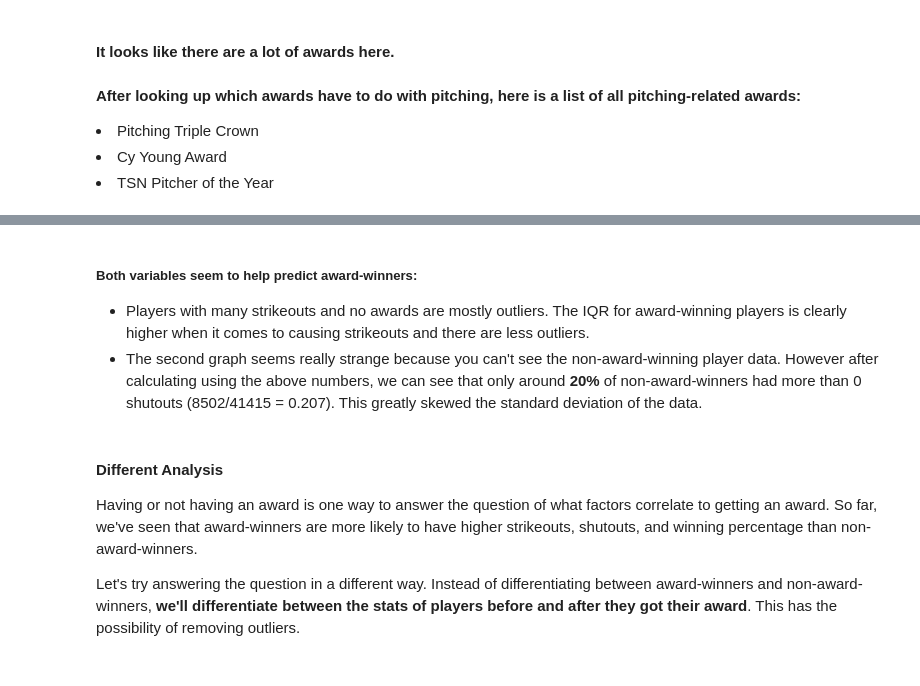
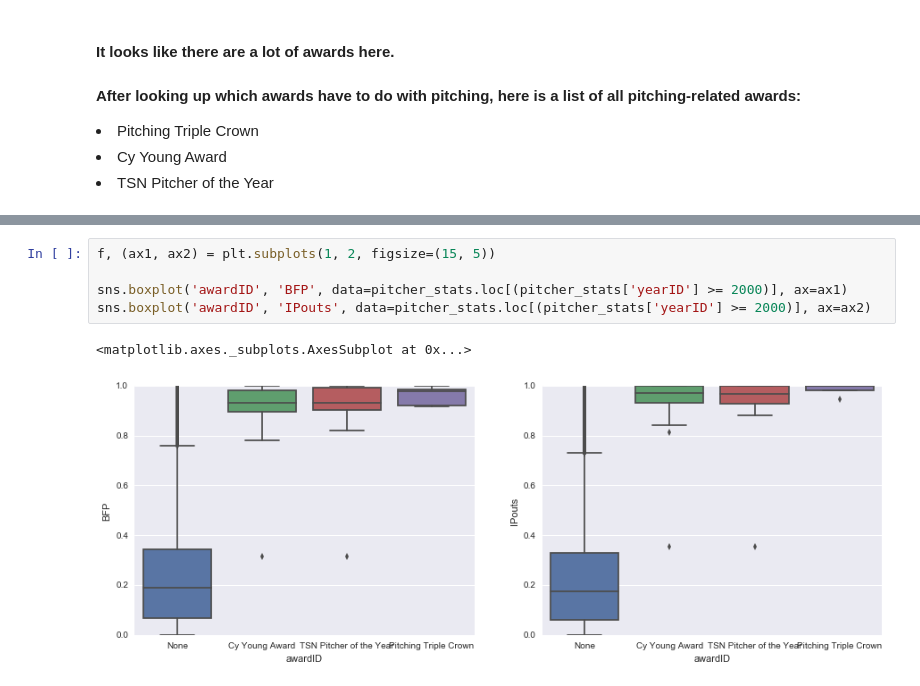
Before and after one commit to ppotiny/BaseballAnalysis, a Jupyter notebook: BaseballAnalysis.ipynb, the cells around one changed output, grey strips where cells are left out. Saved outputs shown, nothing was run; the diff lists cells and outputs as text.

```diff
--- a/BaseballAnalysis.ipynb
+++ b/BaseballAnalysis.ipynb
@@ -138,9 +153,8 @@ do not have more than 0 shutouts
-# %% [markdown]
-##### Both variables seem to help predict award-winners:
-- Players with many strikeouts and no awards are mostly outliers. The IQR for award-winning players is clearly higher when it comes to causing strikeouts and there are less outliers.
-- The second graph seems really strange because you can't see the non-award-winning player data. However after calculating using the above numbers, we can see that only around <b>20%</b> of non-award-winners had more than 0 shutouts (8502/41415 = 0.207). This greatly skewed the standard deviation of the data.
-# %% [markdown]
-#### Different Analysis
-Having or not having an award is one way to answer the question of what factors correlate to getting an award. So far, we've seen that award-winners are more likely to have higher strikeouts, shutouts, and winning percentage than non-award-winners.
-
-Let's try answering the question in a different way. Instead of differentiating between award-winners and non-award-winners, <b>we'll differentiate between the stats of players before and after they got their award</b>. This has the possibility of removing outliers.
+# %%
+f, (ax1, ax2) = plt.subplots(1, 2, figsize=(15, 5))
+
+sns.boxplot('awardID', 'BFP', data=pitcher_stats.loc[(pitcher_stats['yearID'] >= 2000)], ax=ax1)
+sns.boxplot('awardID', 'IPouts', data=pitcher_stats.loc[(pitcher_stats['yearID'] >= 2000)], ax=ax2)
+# %% [output]
+<matplotlib.axes._subplots.AxesSubplot at 0x...>
+[figure, added]
```
Also changed, not shown: parts of 11 cells of this notebook.
